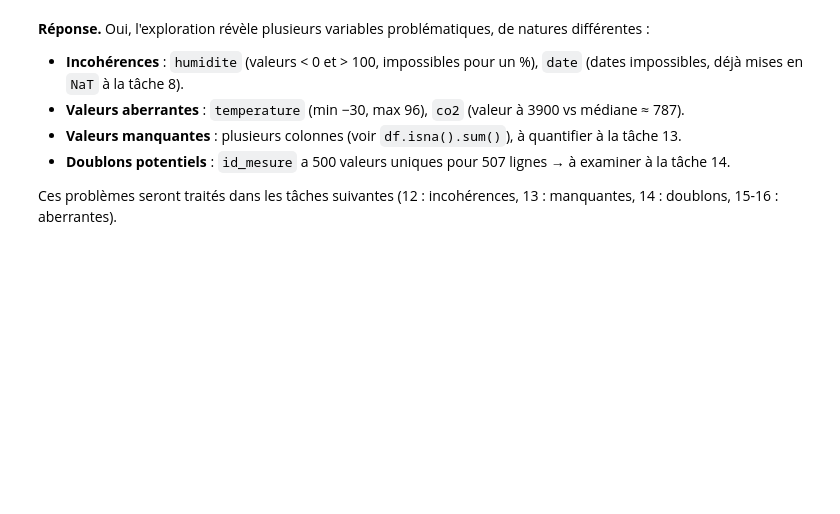
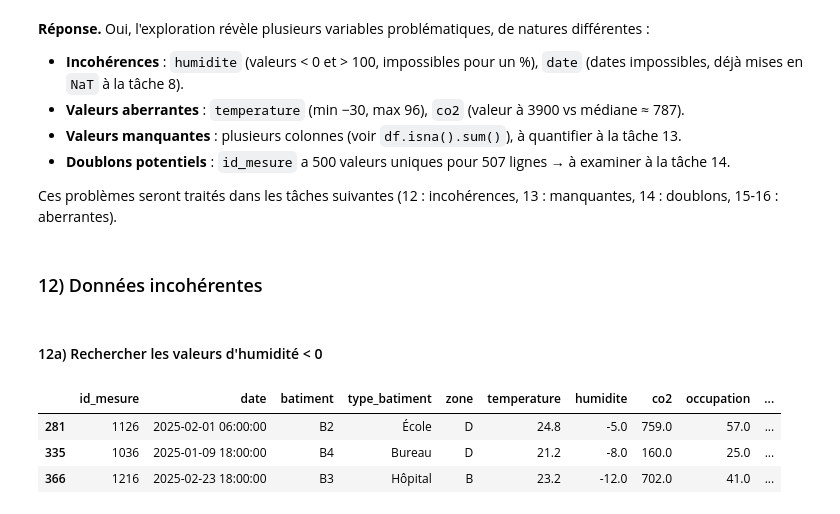
Before and after one commit to khadija470/atelier_prepa_donnees_tab, a Jupyter notebook: notebooks/atelier_prepa_donnees_tab.ipynb, the cells around one changed output. Drawn from its saved outputs; the diff is of its cells as text; code cells hidden in the pictures; blank space fills up the shorter version.

```diff
--- a/notebooks/atelier_prepa_donnees_tab.ipynb
+++ b/notebooks/atelier_prepa_donnees_tab.ipynb
@@ -205,3 +205,14 @@ dtype: int64
 - **Doublons potentiels** : `id_mesure` a 500 valeurs uniques pour 507 lignes → à examiner à la tâche 14.
 
 Ces problèmes seront traités dans les tâches suivantes (12 : incohérences, 13 : manquantes, 14 : doublons, 15-16 : aberrantes).
+# %% [markdown]
+### 12) Données incohérentes
+# %% [markdown]
+#### 12a) Rechercher les valeurs d'humidité < 0
+# %%
+df[df["humidite"] < 0 ]
+# %% [output]
+|  | id_mesure | date | batiment | type_batiment | zone | temperature | humidite | co2 | occupation | ... |
+| 281 | 1126 | 2025-02-01 06:00:00 | B2 | École | D | 24.8 | -5.0 | 759.0 | 57.0 | ... |
+| 335 | 1036 | 2025-01-09 18:00:00 | B4 | Bureau | D | 21.2 | -8.0 | 160.0 | 25.0 | ... |
+| 366 | 1216 | 2025-02-23 18:00:00 | B3 | Hôpital | B | 23.2 | -12.0 | 702.0 | 41.0 | ... |
```
Also changed, not shown: parts of 4 cells of this notebook.
